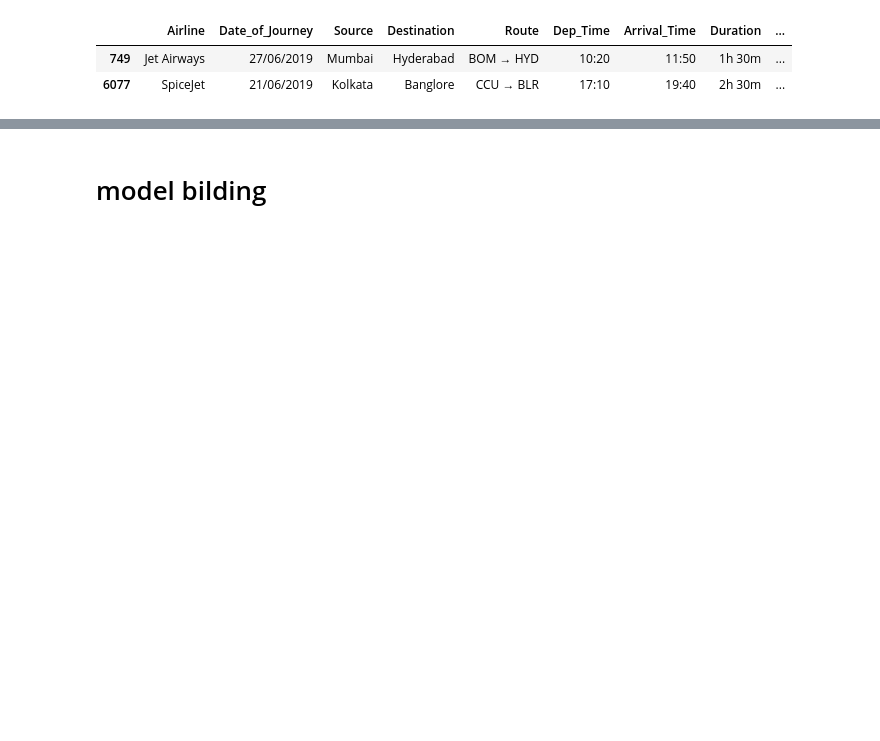
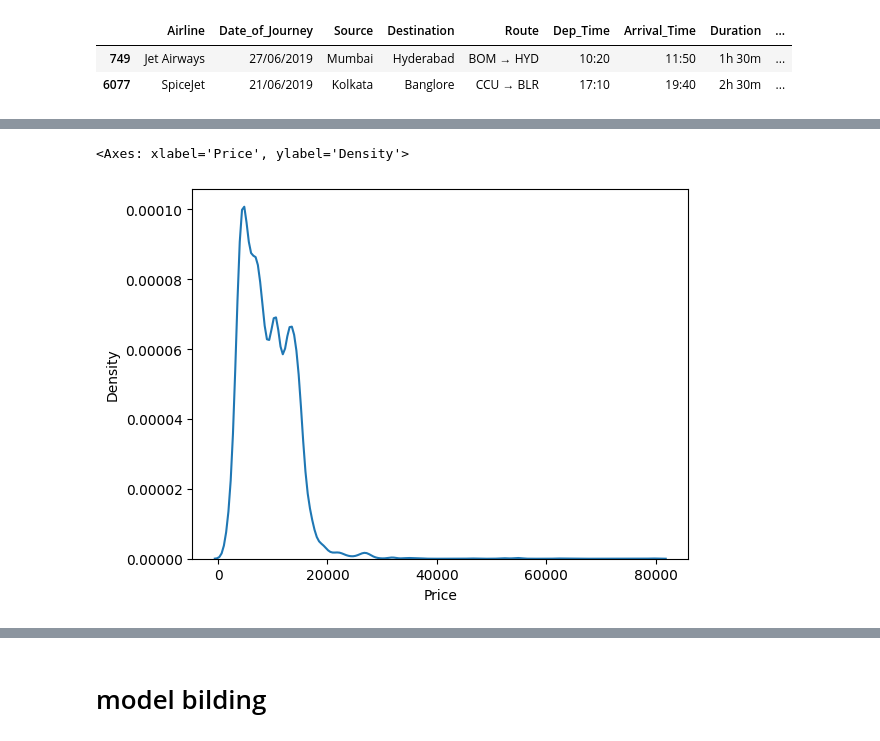
Before and after one commit to anvitendulkar10/Projects, a Jupyter notebook: Airline Price Prediction/Untitled0.ipynb, the cells around one changed output, grey strips where cells are left out. Cells and saved outputs as stored; diff of their text form; code cells hidden in the pictures; blank space fills up the shorter version.

```diff
--- a/Airline Price Prediction/Untitled0.ipynb
+++ b/Airline Price Prediction/Untitled0.ipynb
@@ -274,0 +254,6 @@ sns.heatmap(encode_data.corr(), annot=True, fmt=".1f", cmap='coolwarm')
+# %%
+# 2. find Correlated features
+sel =DropCorrelatedFeatures(method="pearson" ,threshold=0.80)
+sel.fit(X_train_df)
+print(sel.correlated_feature_sets_)
+print(f"features which can be drpped :{sel.features_to_drop_}")
@@ -274,0 +347,5 @@ sns.heatmap(encode_data.corr(), annot=True, fmt=".1f", cmap='coolwarm')
+# %%
+sns.kdeplot(y_train)
+# %% [output]
+<Axes: xlabel='Price', ylabel='Density'>
+[figure, added]
```
Also changed, not shown: parts of 56 cells of this notebook.
